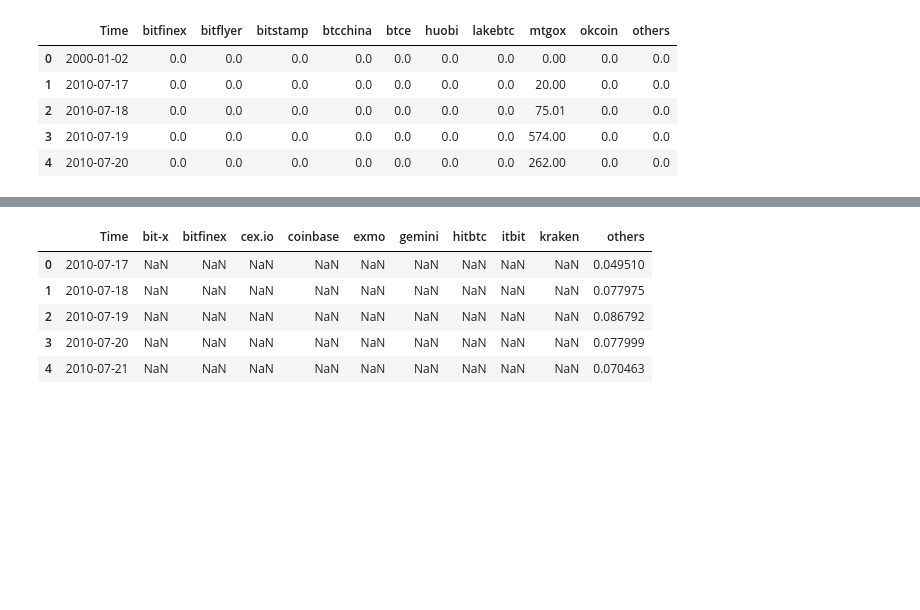
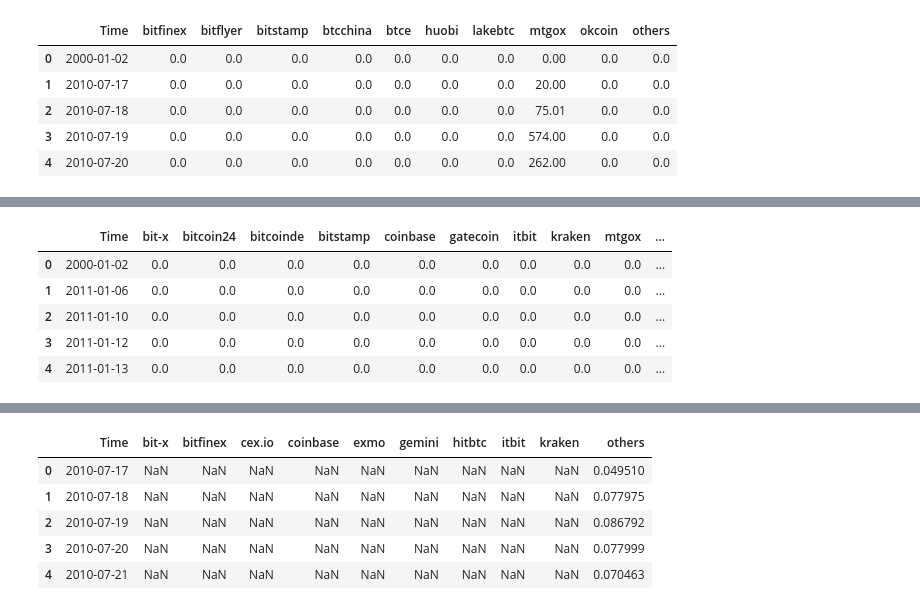
Before and after one commit to celiaguan/MSIS, a Jupyter notebook: Bitcoin Overview .ipynb, the cells around one changed output, grey strips where cells are left out. Drawn from its saved outputs; the diff is of its cells as text; code cells hidden in the pictures; blank space fills up the shorter version.

```diff
--- a/Bitcoin Overview .ipynb
+++ b/Bitcoin Overview .ipynb
@@ -41,0 +66,12 @@ vol=vol.fillna(0)
+# %%
+eur = pd.read_csv('EUR.csv').rename(columns=lambda x: x.strip())
+eur.Time = pd.to_datetime(eur['Time'])
+eur=eur.fillna(0)
+eur.head()
+# %% [output]
+|  | Time | bit-x | bitcoin24 | bitcoinde | bitstamp | coinbase | gatecoin | itbit | kraken | mtgox | ... |
+| 0 | 2000-01-02 | 0.0 | 0.0 | 0.0 | 0.0 | 0.0 | 0.0 | 0.0 | 0.0 | 0.0 | ... |
+| 1 | 2011-01-06 | 0.0 | 0.0 | 0.0 | 0.0 | 0.0 | 0.0 | 0.0 | 0.0 | 0.0 | ... |
+| 2 | 2011-01-10 | 0.0 | 0.0 | 0.0 | 0.0 | 0.0 | 0.0 | 0.0 | 0.0 | 0.0 | ... |
+| 3 | 2011-01-12 | 0.0 | 0.0 | 0.0 | 0.0 | 0.0 | 0.0 | 0.0 | 0.0 | 0.0 | ... |
+| 4 | 2011-01-13 | 0.0 | 0.0 | 0.0 | 0.0 | 0.0 | 0.0 | 0.0 | 0.0 | 0.0 | ... |
```
Also changed, not shown: parts of 23 cells of this notebook, 15 other files.
